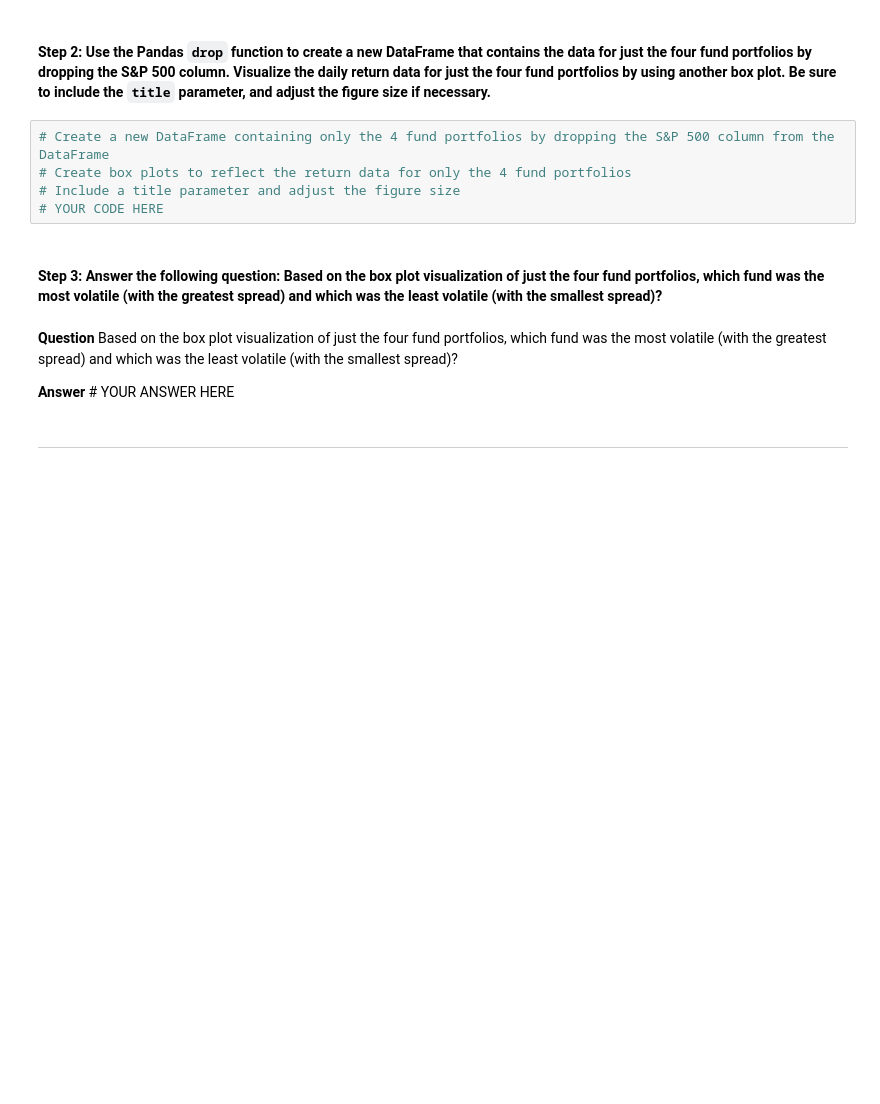
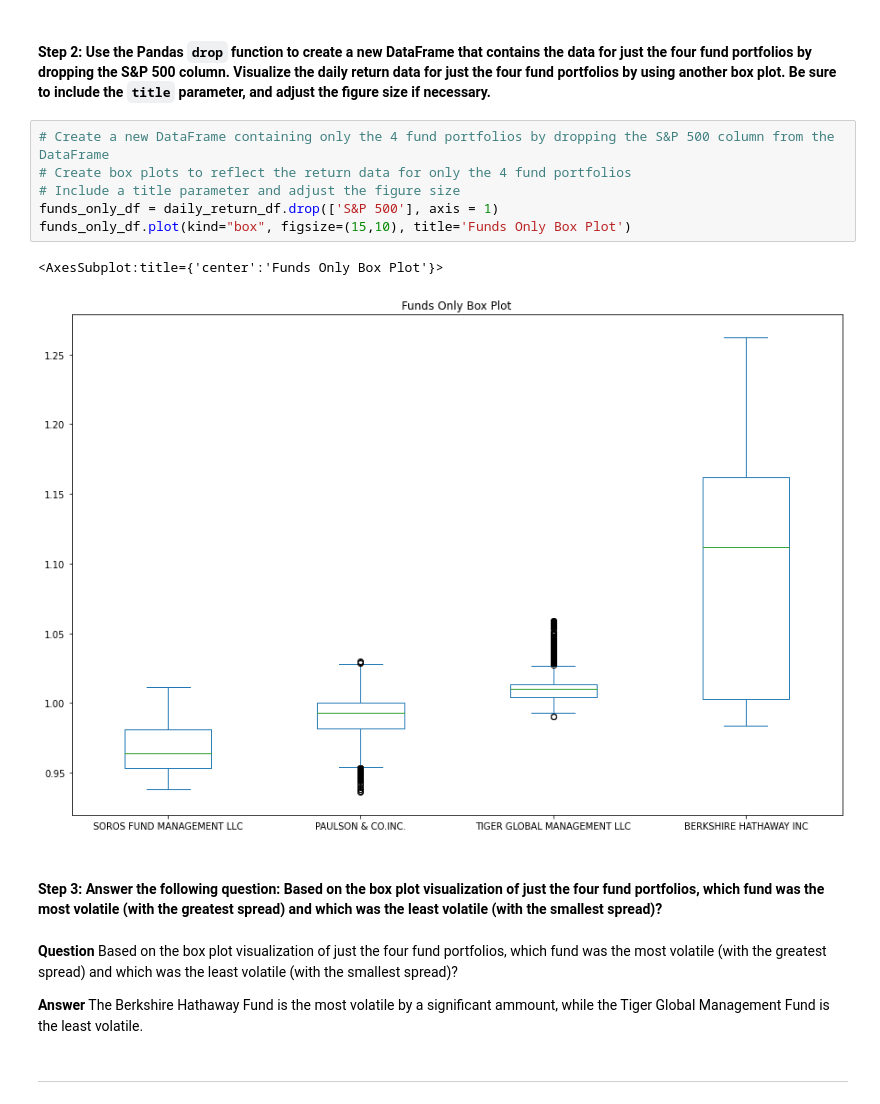
Before and after one commit to JWM09/Risk-Diversification, a Jupyter notebook: Starter_Code/risk_return_analysis.ipynb, the cells around one changed output. Drawn from its saved outputs; the diff is of its cells as text; blank space fills up the shorter version.

```diff
--- a/Starter_Code/risk_return_analysis.ipynb
+++ b/Starter_Code/risk_return_analysis.ipynb
@@ -168,14 +209,18 @@ Analyze the volatility of each of the four fund portfolios and of the S&P 500 In
 # %%
 # Create a new DataFrame containing only the 4 fund portfolios by dropping the S&P 500 column from the DataFrame
 # Create box plots to reflect the return data for only the 4 fund portfolios
 # Include a title parameter and adjust the figure size
-# YOUR CODE HERE
+funds_only_df = daily_return_df.drop(['S&P 500'], axis = 1)
+funds_only_df.plot(kind="box", figsize=(15,10), title='Funds Only Box Plot')
+# %% [output]
+<AxesSubplot:title={'center':'Funds Only Box Plot'}>
+[figure, added]
 # %% [markdown]
 #### Step 3: Answer the following question: Based on the box plot visualization of just the four fund portfolios, which fund was the most volatile (with the greatest spread) and which was the least volatile (with the smallest spread)?
 # %% [markdown]
 **Question** Based on the box plot visualization of just the four fund portfolios, which fund was the most volatile (with the greatest spread) and which was the least volatile (with the smallest spread)?
 
-**Answer** # YOUR ANSWER HERE
+**Answer** The Berkshire Hathaway Fund is the most volatile by a significant ammount, while the Tiger Global Management Fund is the least volatile.
 # %% [markdown]
 ---
 # %% [markdown]
```
Also changed, not shown: parts of 7 cells of this notebook.
